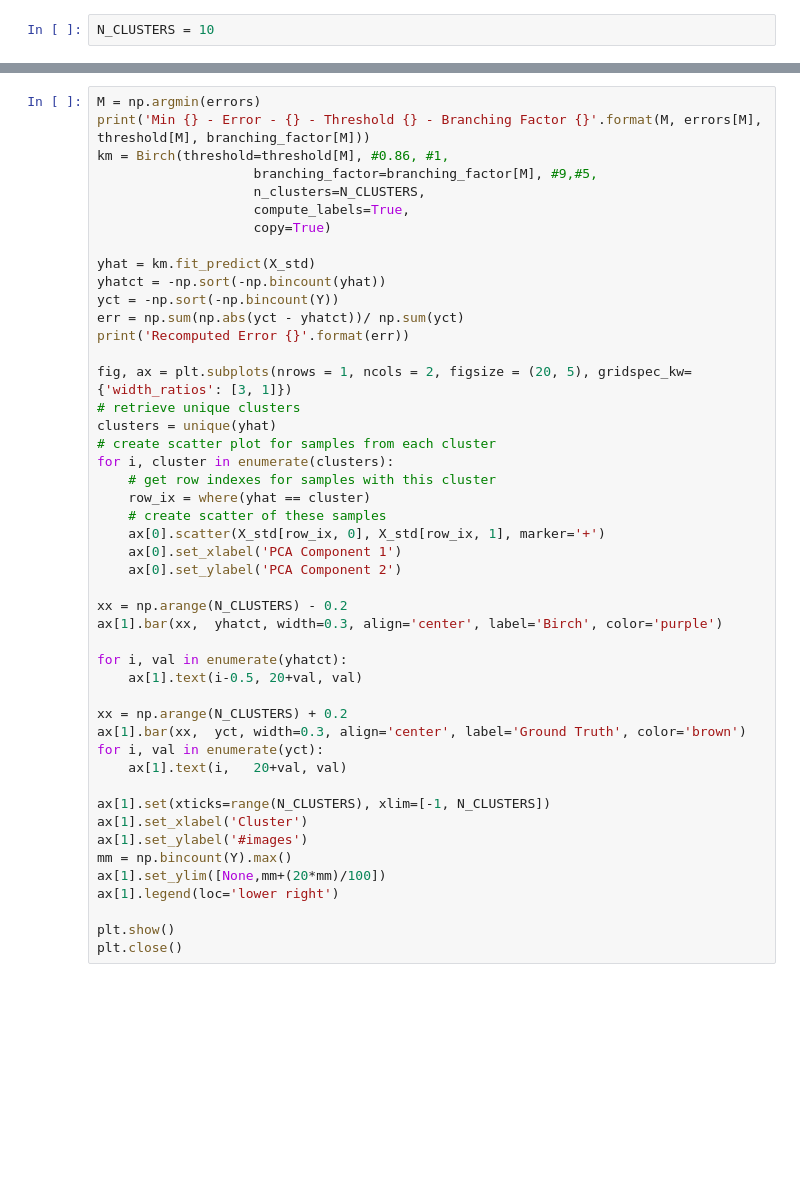
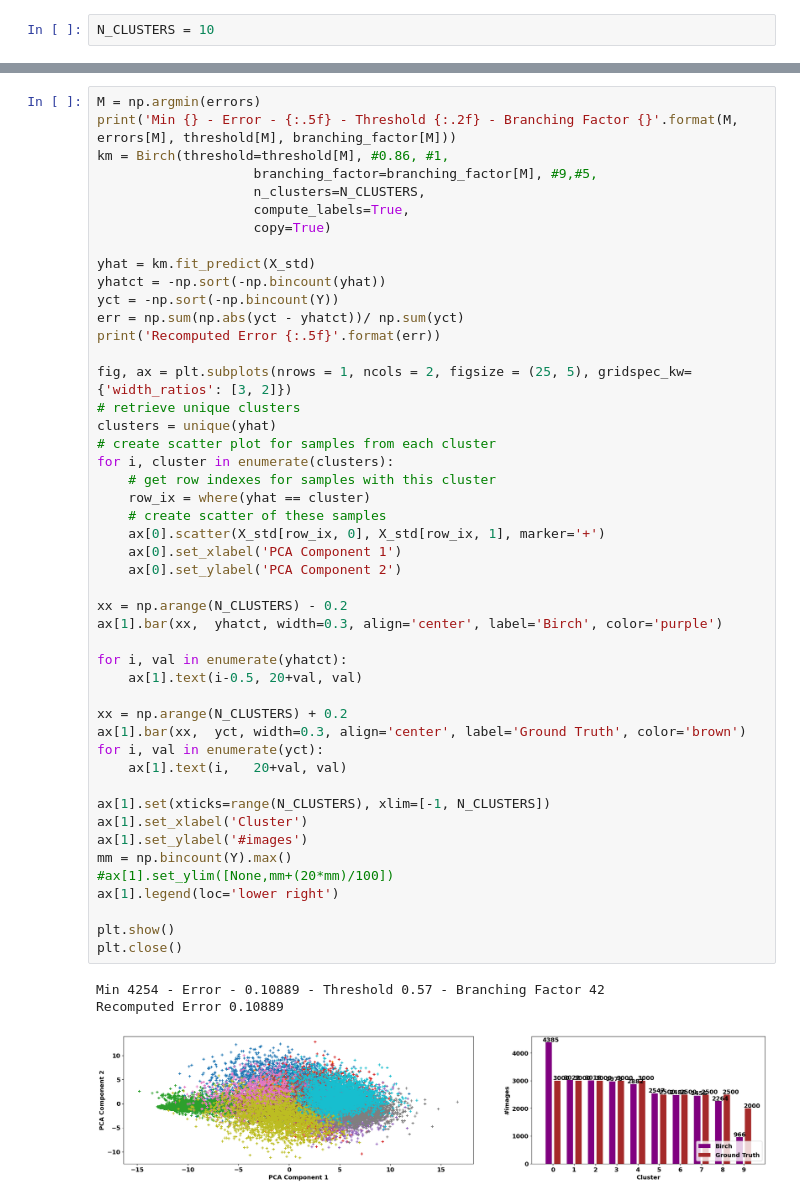
Before and after one commit to alessandrosebastianelli/quanv4eo, a Jupyter notebook: Clustering.ipynb, the cells around one changed output, grey strips where cells are left out. Cells and saved outputs as stored; diff of their text form; blank space fills up the shorter version.

```diff
--- a/Clustering.ipynb
+++ b/Clustering.ipynb
@@ -191,6 +191,6 @@ print('Min {} - Error - {} - Threshold {} - Branching Factor {}'.format(M, error
 # %%
 M = np.argmin(errors)
-print('Min {} - Error - {} - Threshold {} - Branching Factor {}'.format(M, errors[M], threshold[M], branching_factor[M]))
+print('Min {} - Error - {:.5f} - Threshold {:.2f} - Branching Factor {}'.format(M, errors[M], threshold[M], branching_factor[M]))
 km = Birch(threshold=threshold[M], #0.86, #1,
                     branching_factor=branching_factor[M], #9,#5,
                     n_clusters=N_CLUSTERS,
@@ -201,37 +201,41 @@ yhat = km.fit_predict(X_std)
 yhatct = -np.sort(-np.bincount(yhat))
 yct = -np.sort(-np.bincount(Y))
 err = np.sum(np.abs(yct - yhatct))/ np.sum(yct)
-print('Recomputed Error {}'.format(err))
+print('Recomputed Error {:.5f}'.format(err))
 
-fig, ax = plt.subplots(nrows = 1, ncols = 2, figsize = (20, 5), gridspec_kw={'width_ratios': [3, 1]})
+fig, ax = plt.subplots(nrows = 1, ncols = 2, figsize = (25, 5), gridspec_kw={'width_ratios': [3, 2]})
 # retrieve unique clusters
 clusters = unique(yhat)
 # create scatter plot for samples from each cluster
 for i, cluster in enumerate(clusters):
     # get row indexes for samples with this cluster
     row_ix = where(yhat == cluster)
     # create scatter of these samples
     ax[0].scatter(X_std[row_ix, 0], X_std[row_ix, 1], marker='+')
     ax[0].set_xlabel('PCA Component 1')
     ax[0].set_ylabel('PCA Component 2')
 
 xx = np.arange(N_CLUSTERS) - 0.2
 ax[1].bar(xx,  yhatct, width=0.3, align='center', label='Birch', color='purple')
 
 for i, val in enumerate(yhatct):
     ax[1].text(i-0.5, 20+val, val)
 
 xx = np.arange(N_CLUSTERS) + 0.2
 ax[1].bar(xx,  yct, width=0.3, align='center', label='Ground Truth', color='brown')
 for i, val in enumerate(yct):
     ax[1].text(i,   20+val, val)
 
 ax[1].set(xticks=range(N_CLUSTERS), xlim=[-1, N_CLUSTERS])
 ax[1].set_xlabel('Cluster')
 ax[1].set_ylabel('#images')
 mm = np.bincount(Y).max()
-ax[1].set_ylim([None,mm+(20*mm)/100])
+#ax[1].set_ylim([None,mm+(20*mm)/100])
 ax[1].legend(loc='lower right')
 
 plt.show()
 plt.close()
+# %% [output]
+Min 4254 - Error - 0.10889 - Threshold 0.57 - Branching Factor 42
+Recomputed Error 0.10889
+[figure, added]
```
Also changed, not shown: parts of 1 cell of this notebook.
